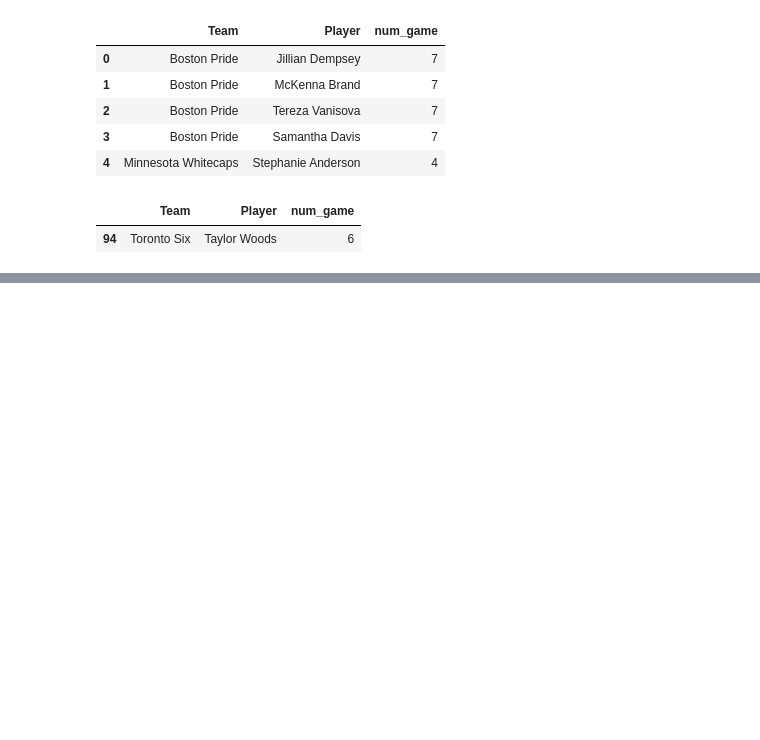
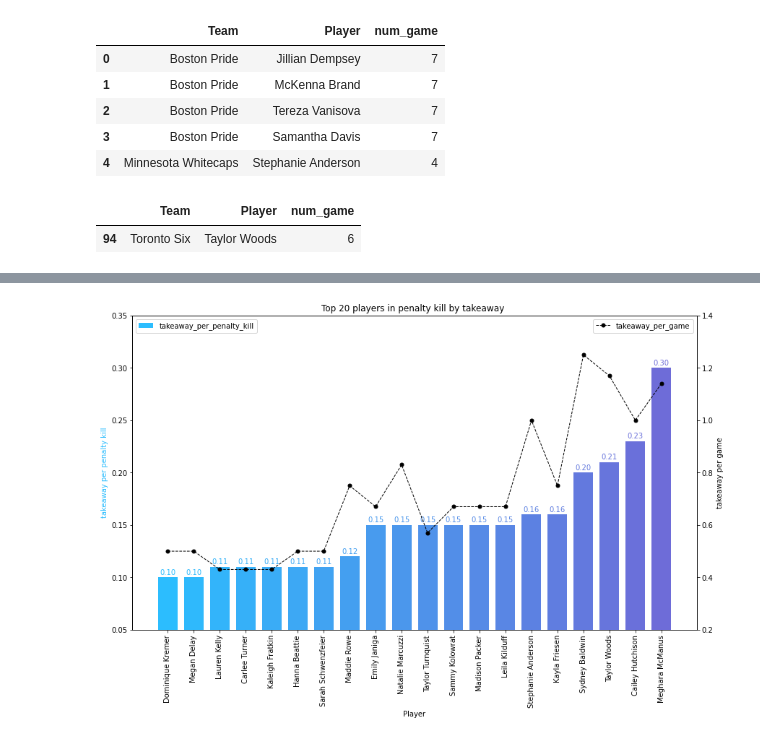
Before and after one commit to tassadaryl/Team-Orange-Rotman-2022Datathon, a Jupyter notebook: specialists.ipynb, the cells around one changed output, grey strips where cells are left out. Saved outputs shown, nothing was run; the diff lists cells and outputs as text; code cells hidden in the pictures; blank space fills up the shorter version.

```diff
--- a/specialists.ipynb
+++ b/specialists.ipynb
@@ -190,3 +190,4 @@ df_penalty_kill_takeaways_player_stats = pd.merge(df_penalty_kill_takeaways_coun
 df_penalty_kill_takeaways_player_stats = pd.merge(df_penalty_kill_takeaways_player_stats, df_team_info, left_on="Team", right_on="Team_Name")
 df_penalty_kill_takeaways_player_stats = df_penalty_kill_takeaways_player_stats.assign(takeaway_per_game = lambda x: x["takeaway_count"] / x["num_game_x"],
                                                                                        takeaway_per_penalty_kill = lambda x: x["takeaway_count"] / x["penalty_kill_count"])
+df_penalty_kill_takeaways_player_stats = df_penalty_kill_takeaways_player_stats.round(2)
@@ -209,2 +194,4 @@ df_penalty_kill_takeaways_player_stats
 # %%
 df_penalty_kill_takeaways_player_stats = df_penalty_kill_takeaways_player_stats[["Player", "Team", "takeaway_count", "num_game_x", "takeaway_per_game", "penalty_kill_count", "takeaway_per_penalty_kill"]]
+df_penalty_kill_takeaways_player_stats.sort_values(by="takeaway_per_penalty_kill", ascending=True, inplace=True)
+df_top = df_penalty_kill_takeaways_player_stats[-20:]
@@ -232,0 +241,39 @@ df_penalty_kill_takeaways_player_stats.sort_values(by="takeaway_per_penalty_kill
+# %%
+#A list of hex colours running between blue and purpleCB91_Grad_BP
+colors = ['#2cbdfe', '#2fb9fc', '#33b4fa', '#36b0f8',
+        '#3aacf6', '#3da8f4', '#41a3f2', '#449ff0',
+        '#489bee', '#4b97ec', '#4f92ea', '#528ee8',
+        '#568ae6', '#5986e4', '#5c81e2', '#607de0',
+        '#6379de', '#6775dc', '#6a70da', '#6e6cd8',
+        '#7168d7', '#7564d5', '#785fd3', '#7c5bd1',
+        '#7f57cf', '#8353cd', '#864ecb', '#894ac9',
+        '#8d46c7', '#9042c5', '#943dc3', '#9739c1',
+        '#9b35bf', '#9e31bd', '#a22cbb', '#a528b9',
+        '#a924b7', '#ac20b5', '#b01bb3', '#b317b1']
+
+fig, ax1 = plt.subplots(figsize=(14,8))
+
+X_axis = np.arange(len(df_top))
+p1 = ax1.bar(x=X_axis, height=df_top["takeaway_per_penalty_kill"], color=colors, width=0.75, label="takeaway_per_penalty_kill")
+ax1.set_xlabel('Player')
+ax1.set_ylabel('takeaway per penalty kill', color='#2cbdfe')
+ax1.set_xticks(X_axis, df_top['Player'], rotation=90)
+ax1.set_ylim(0.05, 0.35)
+
+add_value_labels(ax1)
+ax1.legend(loc='upper left')
+
+ax2 = plt.twinx()
+ax2.plot(X_axis, df_top["takeaway_per_game"], color='k', linestyle='--', marker='o', linewidth=1, markersize=5, label="takeaway_per_game")
+ax2.set_ylabel("takeaway per game", color='k')
+ax2.set_xticks(X_axis, df_top['Player'], rotation=90)
+ax2.set_ylim(0.2, 1.4)
+# for a, b in zip(X_axis, df_top["takeaway_per_game"]):
+#         plt.text(a, b-0.05, '%.2f' % b, ha='center', va='bottom', fontsize=10)
+
+ax2.legend(loc='upper right')
+
+plt.title("Top 20 players in penalty kill by takeaway ")
+plt.show()
+# %% [output]
+[figure, added]
```
Also changed, not shown: parts of 4 cells of this notebook, 1 other file.
